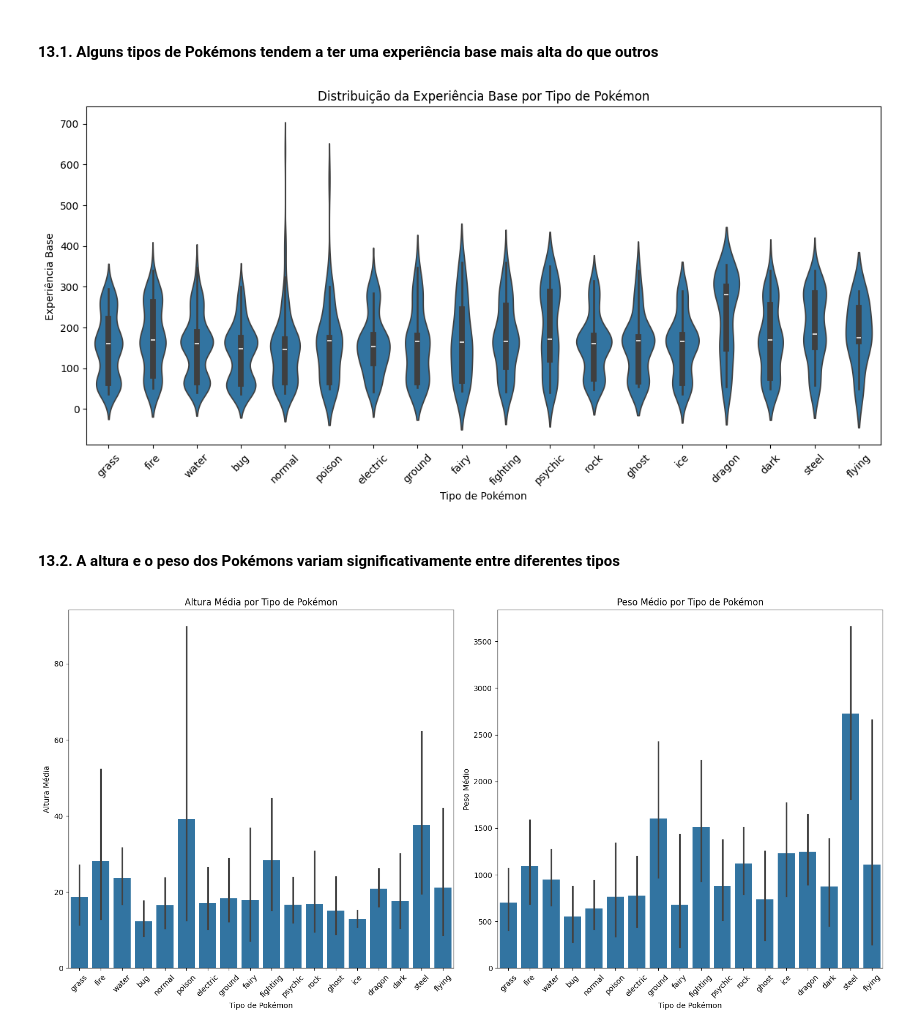
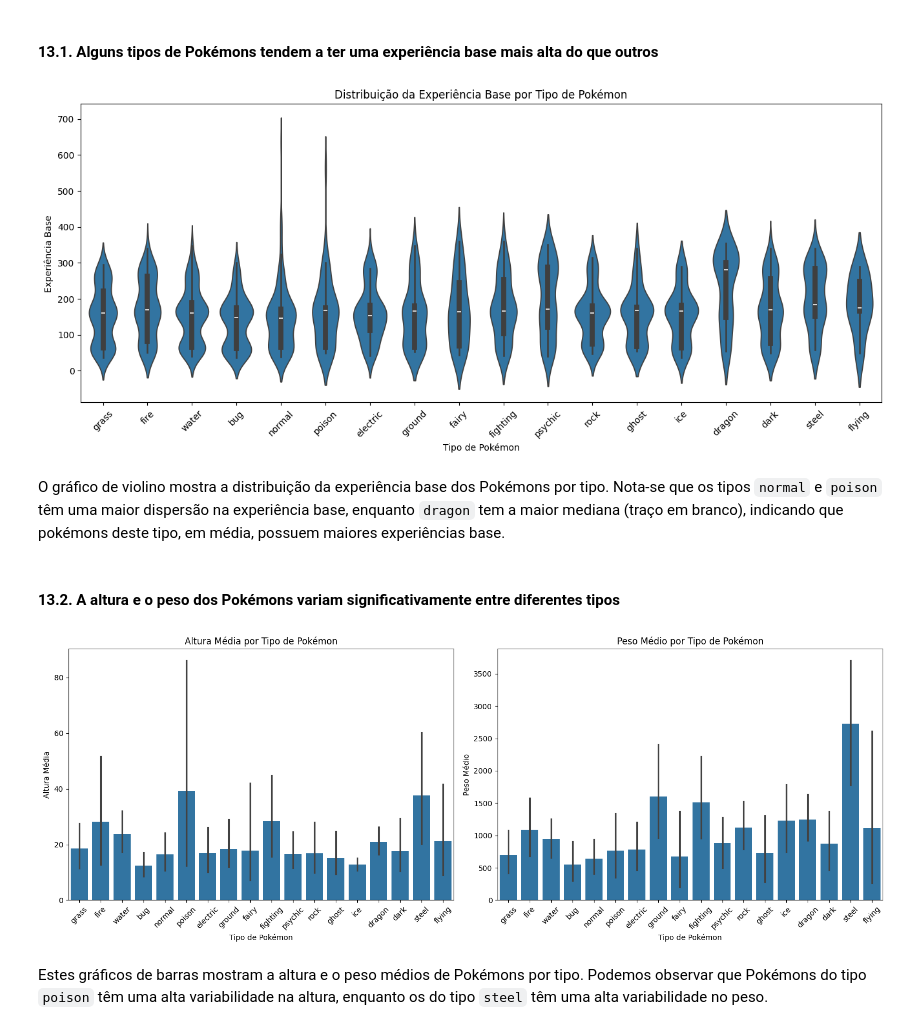
Before and after one commit to matheusvazdata/desafio_etl_coderhouse, a Jupyter notebook: notebooks/etl_pipeline.ipynb, the cells around one changed output. Saved outputs shown, nothing was run; the diff lists cells and outputs as text; code cells hidden in the pictures.

Commit message:
Atualização do notebook com novas análises e visualizações sobre os pokémons

```diff
--- a/notebooks/etl_pipeline.ipynb
+++ b/notebooks/etl_pipeline.ipynb
@@ -296,22 +296,24 @@ df_tipos = executar_consulta(query_tipos)
 # %%
 # Juntando dados de pokemons e tipos
 df_pokemons_tipos = df_pokemons.merge(df_tipos, left_on='id_tipo_1', right_on='id', suffixes=('_pokemon', '_tipo'))
 
 # Plotando o gráfico violin
-plt.figure(figsize=(14, 6))
+plt.figure(figsize=(16, 6))
 sns.violinplot(data=df_pokemons_tipos, x='nome_tipo', y='experiencia_base')
 plt.title('Distribuição da Experiência Base por Tipo de Pokémon')
 plt.xlabel('Tipo de Pokémon')
 plt.ylabel('Experiência Base')
 plt.xticks(rotation=45)
 plt.show()
 # %% [output]
-[figure, old version]
+[figure, new version]
+# %% [markdown]
+O gráfico de violino mostra a distribuição da experiência base dos Pokémons por tipo. Nota-se que os tipos `normal` e `poison` têm uma maior dispersão na experiência base, enquanto `dragon` tem a maior mediana (traço em branco), indicando que pokémons deste tipo, em média, possuem maiores experiências base.
 # %% [markdown]
 #### 13.2. A altura e o peso dos Pokémons variam significativamente entre diferentes tipos
 # %%
 # Criar uma figura com duas subplots lado a lado
-fig, axes = plt.subplots(1, 2, figsize=(16, 8))
+fig, axes = plt.subplots(1, 2, figsize=(16, 6))
 
 # Gráfico de Altura Média por Tipo de Pokémon
 sns.barplot(ax=axes[0], data=df_pokemons_tipos, x='nome_tipo', y='altura')
@@ -333,7 +335,9 @@ plt.tight_layout()
 # Mostrar a figura com os gráficos
 plt.show()
 # %% [output]
-[figure, old version]
+[figure, new version]
+# %% [markdown]
+Estes gráficos de barras mostram a altura e o peso médios de Pokémons por tipo. Podemos observar que Pokémons do tipo `poison` têm uma alta variabilidade na altura, enquanto os do tipo `steel` têm uma alta variabilidade no peso.
 # %%
 # Consulta SQL para trazer a média da altura e a média do peso por tipo de Pokémon
 query_media_altura_peso_por_tipo = """
```
Also changed, not shown: parts of 11 cells of this notebook.
